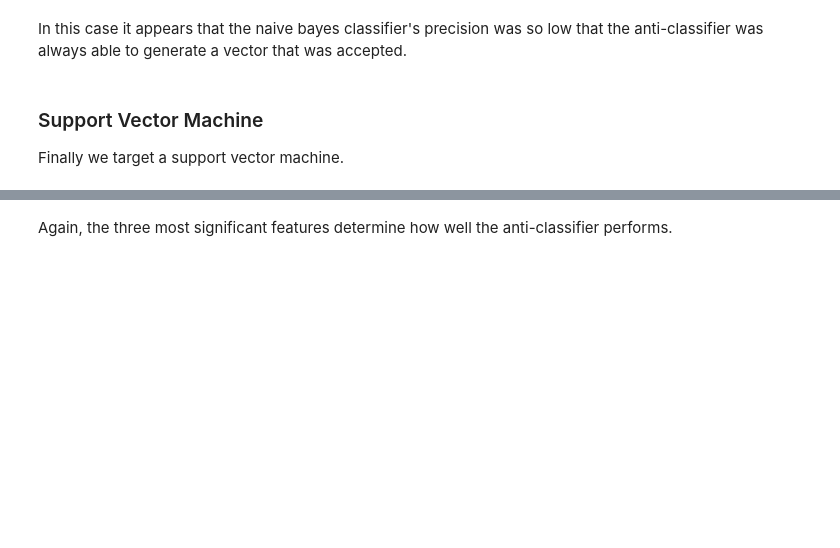
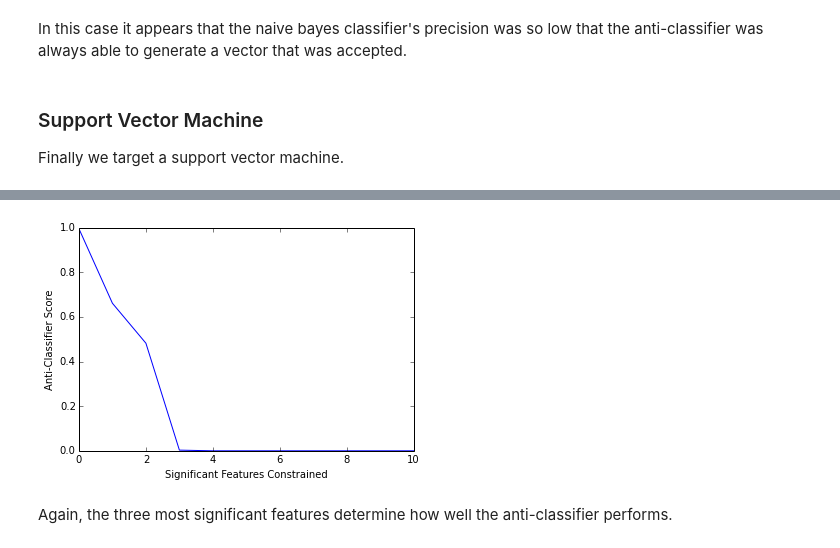
Before and after one commit to mfournierca/beating-classifiers, a Jupyter notebook: beating-classifiers.ipynb, the cells around one changed output, grey strips where cells are left out. Drawn from its saved outputs; the diff is of its cells as text; code cells hidden in the pictures; blank space fills up the shorter version.

```diff
--- a/beating-classifiers.ipynb
+++ b/beating-classifiers.ipynb
@@ -300,3 +345,3 @@ print(svm.score(xtest, ytest))
 # %%
-perf_max_constraint = evaluate.evaluate(svm, constrain="max")
-perf_max_constraint.head(10)
+svm_perf = evaluate.evaluate(svm, constrain="max")
+svm_perf.head(10)
@@ -305,3 +360,10 @@ plt.plot(perf_max_constraint["significant_features_constrained"], perf_max_const
+# %%
+plt.plot(svm_perf["significant_features_constrained"], svm_perf["anticlassifier_score"])
+plt.xlabel("Significant Features Constrained")
+plt.ylabel("Anti-Classifier Score")
+plt.show()
+# %% [output]
+[figure, added]
 # %% [markdown]
 Again, the three most significant features determine how well the anti-classifier performs.
 # %% [markdown]
```
Also changed, not shown: parts of 13 cells of this notebook.
